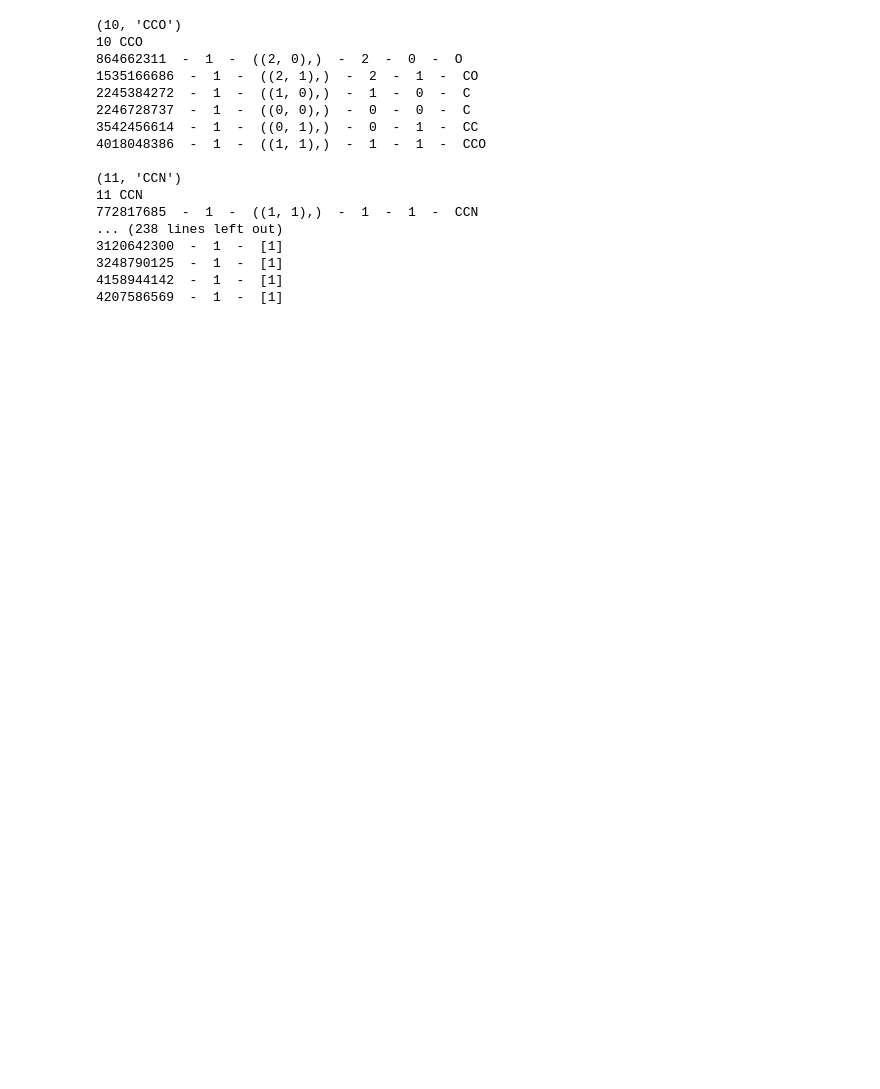
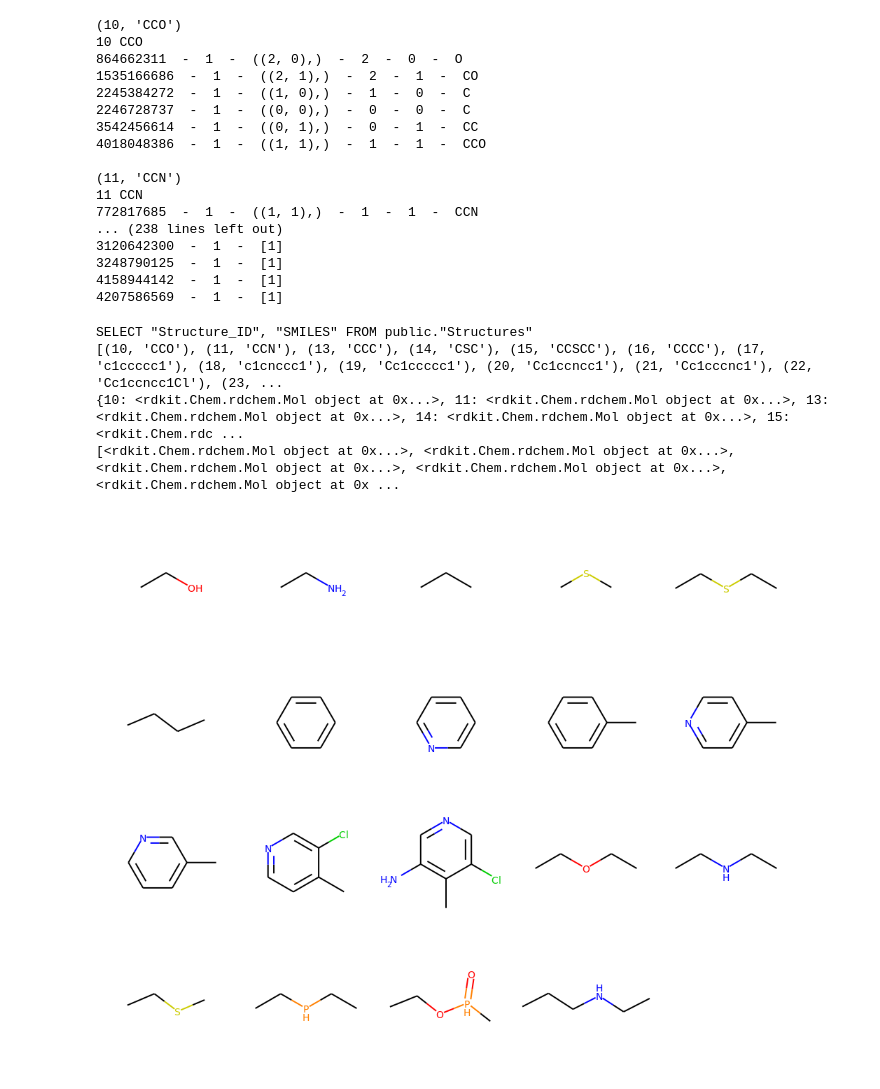
Before and after one commit to HPNestler/Neural_Network, a Jupyter notebook: rdkit_test.ipynb, the cells around one changed output. Cells and saved outputs as stored; diff of their text form; code cells hidden in the pictures; blank space fills up the shorter version.

Commit message:
Structure_net

```diff
--- a/rdkit_test.ipynb
+++ b/rdkit_test.ipynb
@@ -364,3 +364,35 @@ for fpb,v in fp_dict.items():
 3248790125  -  1  -  [1]
 4158944142  -  1  -  [1]
 4207586569  -  1  -  [1]
+# %%
+cur = chem.cursor()
+sql = 'SELECT "Structure_ID", "SMILES" FROM public."Structures"'
+params = rdScaffoldNetwork.ScaffoldNetworkParams()
+print(sql)
+cur.execute(sql)
+molset = cur.fetchall()
+print(molset)
+
+mol = []
+# tmol = Chem.MolFromSmiles(row[1])
+# tmol = row[2]
+chrw = []
+moldict = {}
+# rn=1
+for m in molset:
+    mol.append(m[1])
+    tmol = Chem.MolFromSmiles(m[1])
+    chrw.append(tmol)
+    moldict[m[0]] = tmol
+
+print(moldict)
+print(chrw)
+
+# print(mol)
+Draw.MolsToGridImage(chrw, molsPerRow=5)
+# %% [output]
+SELECT "Structure_ID", "SMILES" FROM public."Structures"
+[(10, 'CCO'), (11, 'CCN'), (13, 'CCC'), (14, 'CSC'), (15, 'CCSCC'), (16, 'CCCC'), (17, 'c1ccccc1'), (18, 'c1cnccc1'), (19, 'Cc1ccccc1'), (20, 'Cc1ccncc1'), (21, 'Cc1cccnc1'), (22, 'Cc1ccncc1Cl'), (23, ...
+{10: <rdkit.Chem.rdchem.Mol object at 0x...>, 11: <rdkit.Chem.rdchem.Mol object at 0x...>, 13: <rdkit.Chem.rdchem.Mol object at 0x...>, 14: <rdkit.Chem.rdchem.Mol object at 0x...>, 15: <rdkit.Chem.rdc ...
+[<rdkit.Chem.rdchem.Mol object at 0x...>, <rdkit.Chem.rdchem.Mol object at 0x...>, <rdkit.Chem.rdchem.Mol object at 0x...>, <rdkit.Chem.rdchem.Mol object at 0x...>, <rdkit.Chem.rdchem.Mol object at 0x ...
+[figure, added]
```
Also changed, not shown: parts of 3 cells of this notebook.
